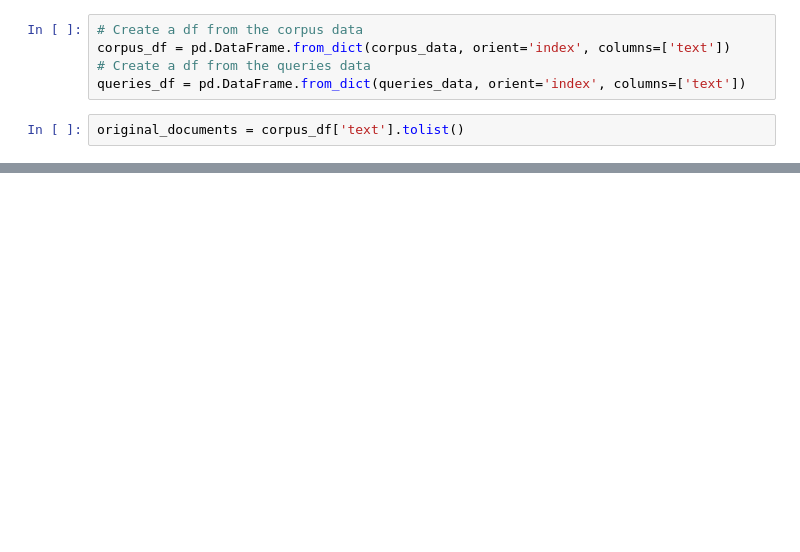
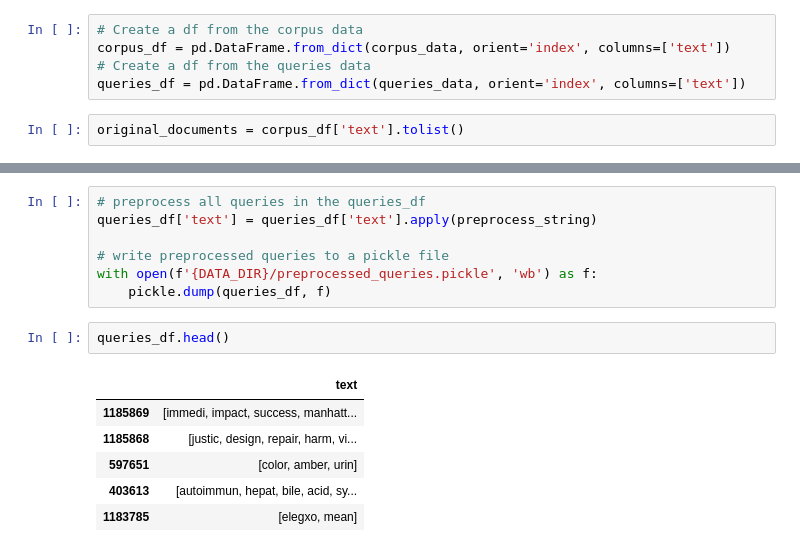
Before and after one commit to aybarsyazici/CS-423-Project-1, a Jupyter notebook: word_embeddings.ipynb, the cells around one changed output, grey strips where cells are left out. Saved outputs shown, nothing was run; the diff lists cells and outputs as text; blank space fills up the shorter version.

```diff
--- a/word_embeddings.ipynb
+++ b/word_embeddings.ipynb
@@ -195,0 +184,16 @@ JCRP--jointly administered by EDC and ESD--is designed to stabilize the job base
+# %%
+# preprocess all queries in the queries_df
+queries_df['text'] = queries_df['text'].apply(preprocess_string)
+
+# write preprocessed queries to a pickle file
+with open(f'{DATA_DIR}/preprocessed_queries.pickle', 'wb') as f:
+    pickle.dump(queries_df, f)
+# %%
+queries_df.head()
+# %% [output]
+|  | text |
+| 1185869 | [immedi, impact, success, manhatt... |
+| 1185868 | [justic, design, repair, harm, vi... |
+| 597651 | [color, amber, urin] |
+| 403613 | [autoimmun, hepat, bile, acid, sy... |
+| 1183785 | [elegxo, mean] |
```
Also changed, not shown: parts of 19 cells of this notebook, 2 other files.
